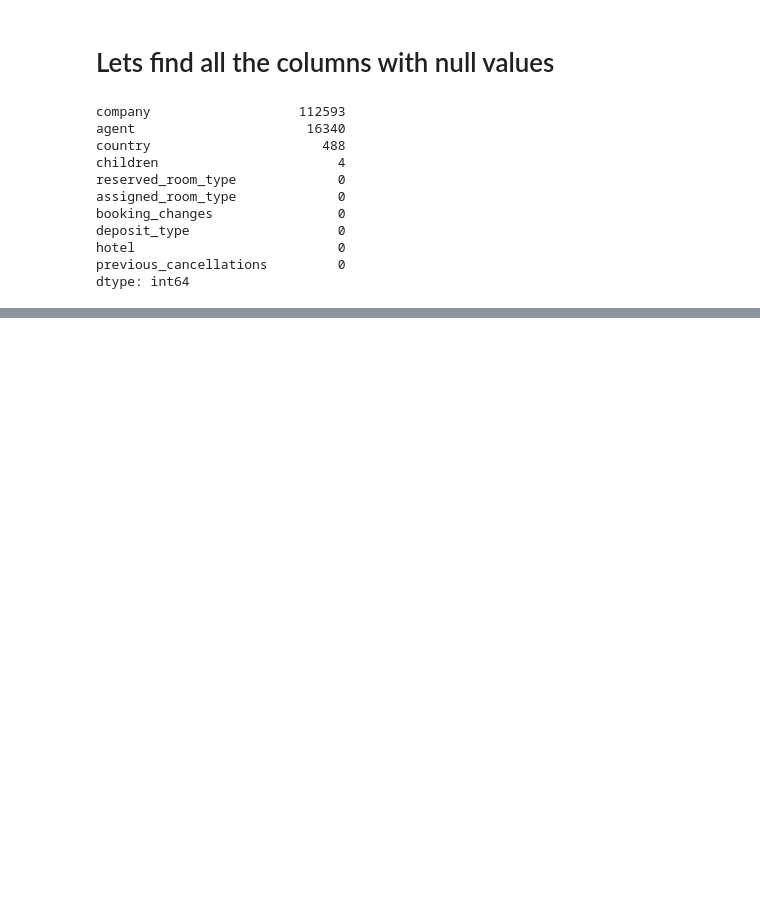
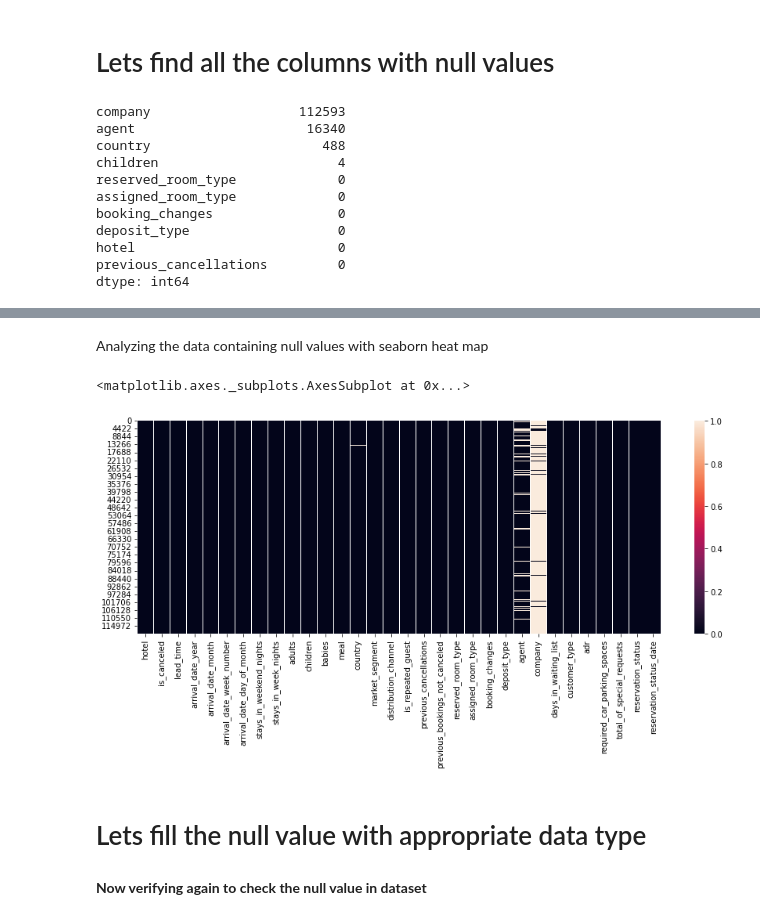
Before and after one commit to Kaushaljha488/Hotel-booking-Analysis, a Jupyter notebook: kaushal_Hotel_Booking_Analysis_Capstone_Project.ipynb, the cells around one changed output, grey strips where cells are left out. Drawn from its saved outputs; the diff is of its cells as text; code cells hidden in the pictures; blank space fills up the shorter version.

```diff
--- a/kaushal_Hotel_Booking_Analysis_Capstone_Project.ipynb
+++ b/kaushal_Hotel_Booking_Analysis_Capstone_Project.ipynb
@@ -110,0 +228,10 @@ df.describe()
+# %% [markdown]
+Analyzing the data containing null values with seaborn heat map
+# %%
+fig,ax=plt.subplots(figsize=(15,5))
+sns.heatmap(df.isnull(),linewidths=0,linecolor='red',cbar=True)
+# %% [output]
+<matplotlib.axes._subplots.AxesSubplot at 0x...>
+[figure, added]
+# %% [markdown]
+# Lets fill the null value with appropriate data type
@@ -110,0 +245,2 @@ df.describe()
+# %% [markdown]
+**Now verifying again to check the null value in dataset**
```
Also changed, not shown: parts of 22 cells of this notebook.
